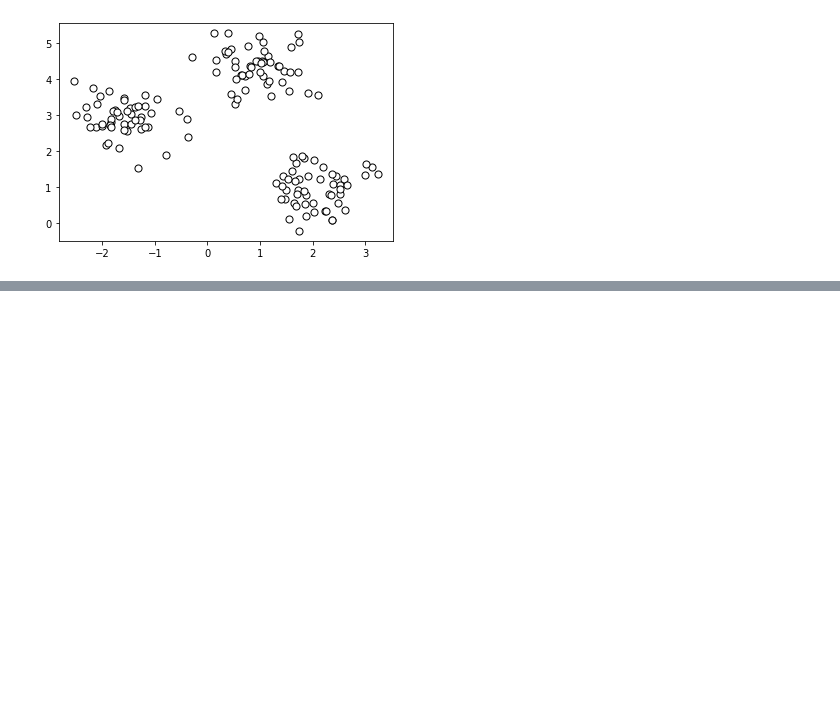
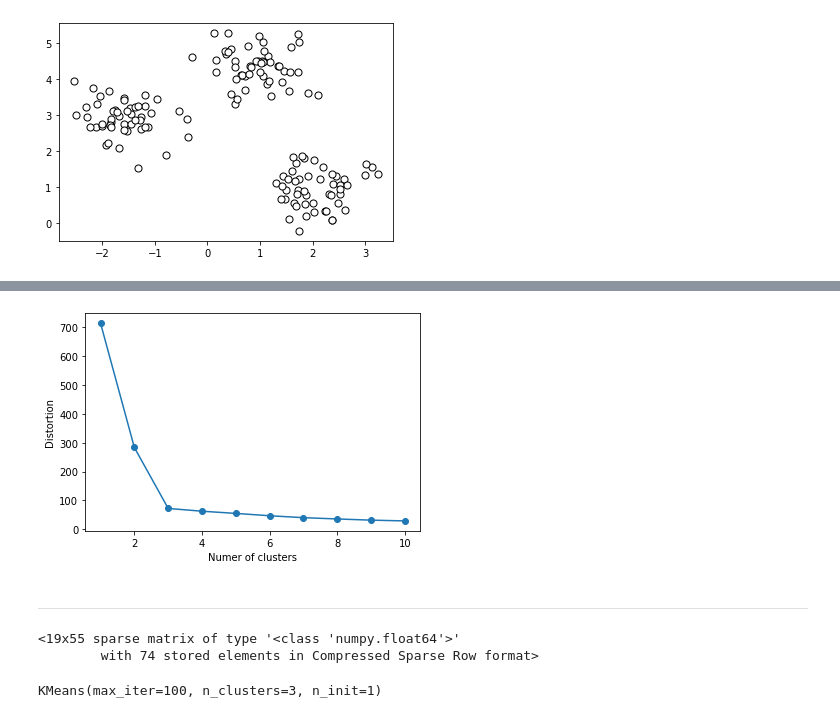
Before and after one commit to Dv-Kim/ML_code, a Jupyter notebook: 04_클러스터링/1. Kmeans_clustering.ipynb, the cells around one changed output, grey strips where cells are left out. Saved outputs shown, nothing was run; the diff lists cells and outputs as text; code cells hidden in the pictures; blank space fills up the shorter version.

```diff
--- a/04_클러스터링/1. Kmeans_clustering.ipynb
+++ b/04_클러스터링/1. Kmeans_clustering.ipynb
@@ -94,0 +196,21 @@ km = KMenas(
+# %%
+distortions = []
+for i in range(1, 11):
+    km = KMeans(
+                n_clusters=i, init='random',
+                n_init=10, max_iter=300,
+                tol=1e-04, random_state=0
+            )
+
+    km.fit(X)
+    distortions.append(km.inertia_)
+
+# plot
+plt.plot(range(1, 11), distortions, marker='o')
+plt.xlabel('Numer of clusters')
+plt.ylabel('Distortion')
+plt.show()
+# %% [output]
+[figure, added]
+# %% [markdown]
+---
@@ -94,0 +233,14 @@ km = KMenas(
+# %%
+X
+# %% [output]
+<19x55 sparse matrix of type '<class 'numpy.float64'>'
+        with 74 stored elements in Compressed Sparse Row format>
+# %%
+true_k = 3
+model = KMeans(n_clusters=true_k,
+               init='k-means++',
+               max_iter=100,
+               n_init=1)
+model.fit(X)
+# %% [output]
+KMeans(max_iter=100, n_clusters=3, n_init=1)
```
Also changed, not shown: parts of 14 cells of this notebook, 2 other files.
